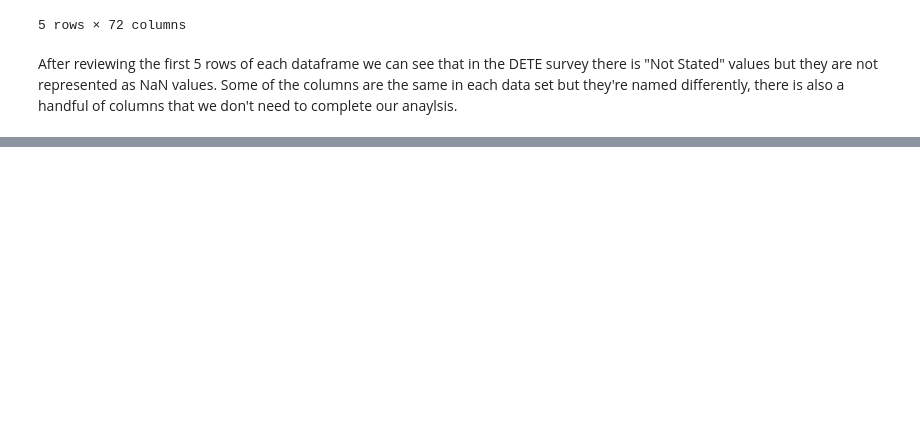
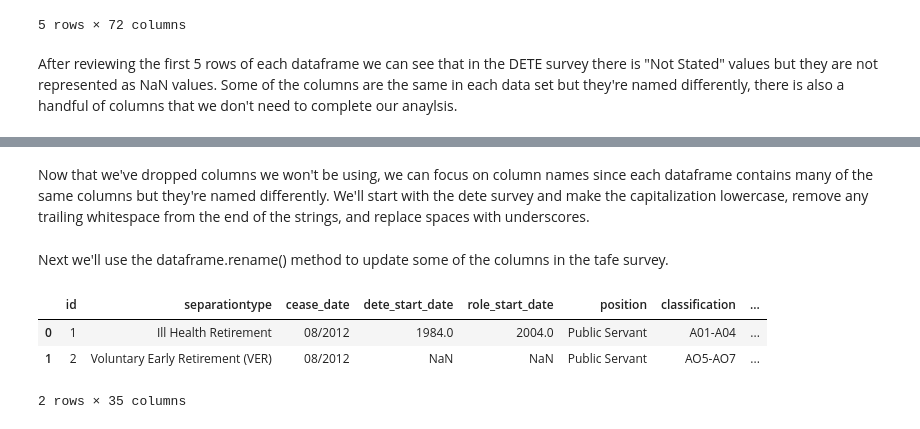
Before and after one commit to nkalpaxis/Analyzing_Employee_Exit_Surveys, a Jupyter notebook: Analyzing_Employee_Exit_Surveys.ipynb, the cells around one changed output, grey strips where cells are left out. Cells and saved outputs as stored; diff of their text form; code cells hidden in the pictures; blank space fills up the shorter version.

```diff
--- a/Analyzing_Employee_Exit_Surveys.ipynb
+++ b/Analyzing_Employee_Exit_Surveys.ipynb
@@ -137,0 +142,2 @@ tafe_survey.isnull()
+# %%
+dete_survey = pd.read_csv('dete_survey.csv', na_values = 'Not Stated')
@@ -137,0 +146,2 @@ tafe_survey.isnull()
+# %%
+dete_survey_updated = dete_survey.drop(dete_survey.columns[28:49], axis=1)
@@ -137,0 +152,2 @@ tafe_survey.isnull()
+# %% [markdown]
+Now that we've dropped columns we won't be using, we can focus on column names since each dataframe contains many of the same columns but they're named differently. We'll start with the dete survey and make the capitalization lowercase, remove any trailing whitespace from the end of the strings, and replace spaces with underscores.
@@ -137,0 +156,2 @@ tafe_survey.isnull()
+# %% [markdown]
+Next we'll use the dataframe.rename() method to update some of the columns in the tafe survey.
@@ -137,0 +168,7 @@ tafe_survey.isnull()
+# %%
+dete_survey_updated.head(2)
+# %% [output]
+|  | id | separationtype | cease_date | dete_start_date | role_start_date | position | classification | ... |
+| 0 | 1 | Ill Health Retirement | 08/2012 | 1984.0 | 2004.0 | Public Servant | A01-A04 | ... |
+| 1 | 2 | Voluntary Early Retirement (VER) | 08/2012 | NaN | NaN | Public Servant | AO5-AO7 | ... |
+2 rows × 35 columns
```
Also changed, not shown: parts of 36 cells of this notebook.
